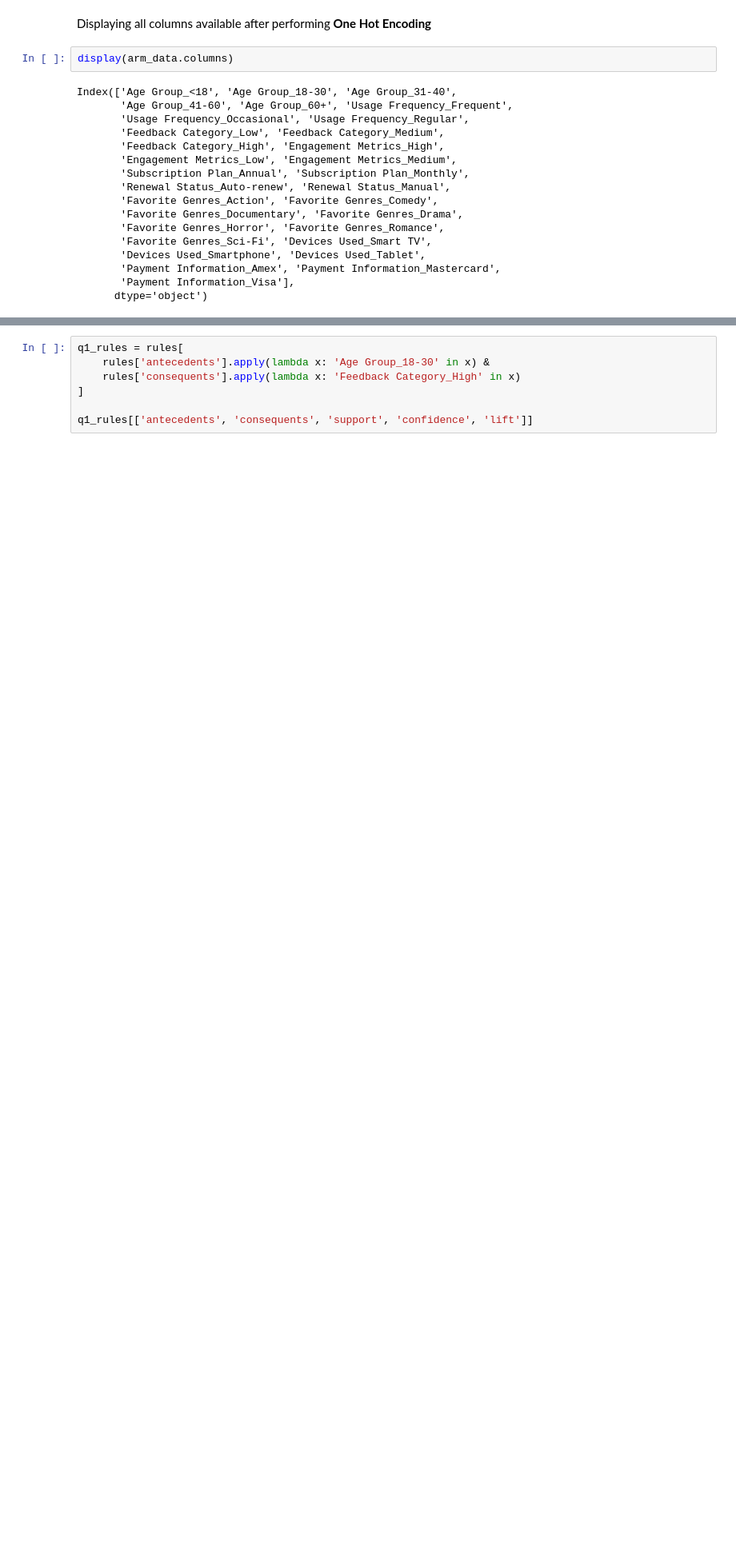
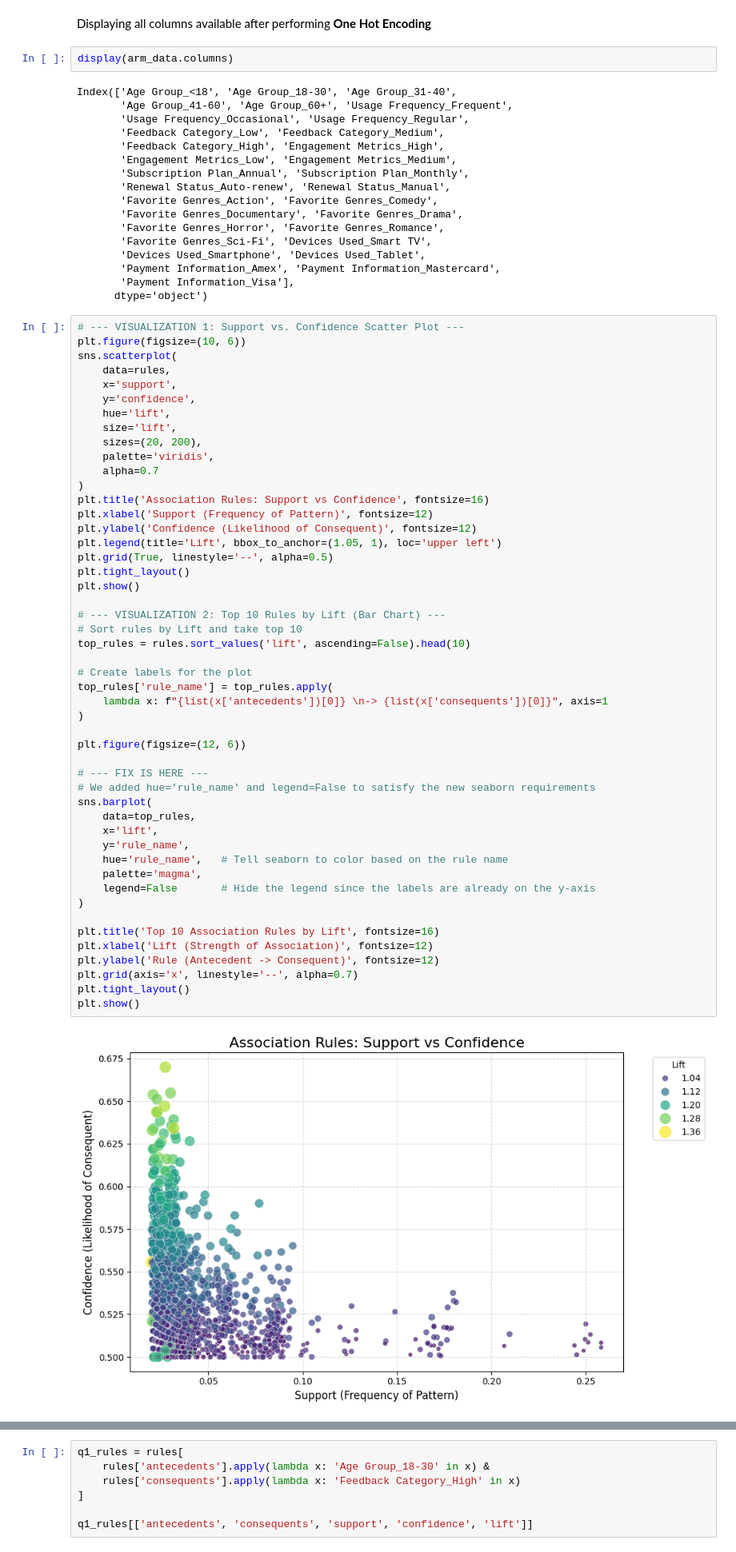
Before and after one commit to keattt0330/Data-Mining, a Jupyter notebook: assignment.ipynb, the cells around one changed output, grey strips where cells are left out. Shown: that part at 80% size. Cells and saved outputs as stored; diff of their text form; blank space fills up the shorter version.

Commit message:
add association rule chart

```diff
--- a/assignment.ipynb
+++ b/assignment.ipynb
@@ -398,3 +398,54 @@ Index(['Age Group_<18', 'Age Group_18-30', 'Age Group_31-40',
        'Payment Information_Amex', 'Payment Information_Mastercard',
        'Payment Information_Visa'],
       dtype='object')
+# %%
+# --- VISUALIZATION 1: Support vs. Confidence Scatter Plot ---
+plt.figure(figsize=(10, 6))
+sns.scatterplot(
+    data=rules,
+    x='support',
+    y='confidence',
+    hue='lift',
+    size='lift',
+    sizes=(20, 200),
+    palette='viridis',
+    alpha=0.7
+)
+plt.title('Association Rules: Support vs Confidence', fontsize=16)
+plt.xlabel('Support (Frequency of Pattern)', fontsize=12)
+plt.ylabel('Confidence (Likelihood of Consequent)', fontsize=12)
+plt.legend(title='Lift', bbox_to_anchor=(1.05, 1), loc='upper left')
+plt.grid(True, linestyle='--', alpha=0.5)
+plt.tight_layout()
+plt.show()
+
+# --- VISUALIZATION 2: Top 10 Rules by Lift (Bar Chart) ---
+# Sort rules by Lift and take top 10
+top_rules = rules.sort_values('lift', ascending=False).head(10)
+
+# Create labels for the plot
+top_rules['rule_name'] = top_rules.apply(
+    lambda x: f"{list(x['antecedents'])[0]} \n-> {list(x['consequents'])[0]}", axis=1
+)
+
+plt.figure(figsize=(12, 6))
+
+# --- FIX IS HERE ---
+# We added hue='rule_name' and legend=False to satisfy the new seaborn requirements
+sns.barplot(
+    data=top_rules,
+    x='lift',
+    y='rule_name',
+    hue='rule_name',   # Tell seaborn to color based on the rule name
+    palette='magma',
+    legend=False       # Hide the legend since the labels are already on the y-axis
+)
+
+plt.title('Top 10 Association Rules by Lift', fontsize=16)
+plt.xlabel('Lift (Strength of Association)', fontsize=12)
+plt.ylabel('Rule (Antecedent -> Consequent)', fontsize=12)
+plt.grid(axis='x', linestyle='--', alpha=0.7)
+plt.tight_layout()
+plt.show()
+# %% [output]
+[figure, added]
```
Also changed, not shown: parts of 9 cells of this notebook.
